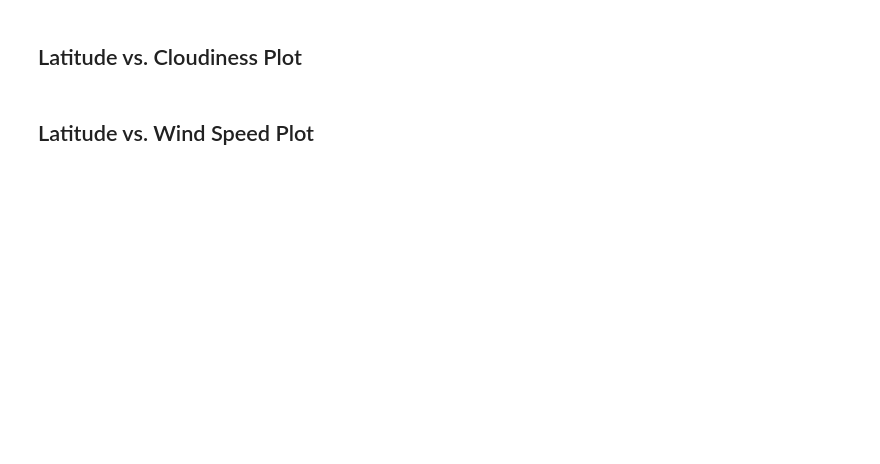
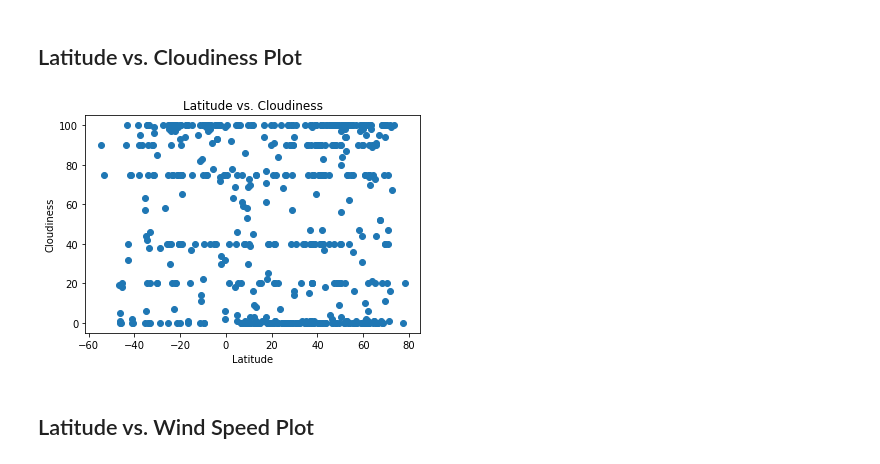
Before and after one commit to Selom-K/python-api-challenge, a Jupyter notebook: WeatherPy/WeatherPy.ipynb, the cells around one changed output. Saved outputs shown, nothing was run; the diff lists cells and outputs as text; code cells hidden in the pictures; blank space fills up the shorter version.

```diff
--- a/WeatherPy/WeatherPy.ipynb
+++ b/WeatherPy/WeatherPy.ipynb
@@ -79,4 +205,12 @@ Skip this step if there are no cities that have humidity > 100%.
 # %% [markdown]
 ## Latitude vs. Cloudiness Plot
+# %%
+plt.scatter(weather_dictionary["Lat"], weather_dictionary["Cloudiness"])
+plt.title("Latitude vs. Cloudiness")
+plt.xlabel("Latitude")
+plt.ylabel("Cloudiness")
+plt.savefig("../Images/Latitude vs Cloudiness.png")
+# %% [output]
+[figure, added]
 # %% [markdown]
 ## Latitude vs. Wind Speed Plot
```
Also changed, not shown: parts of 27 cells of this notebook, 14 other files.
